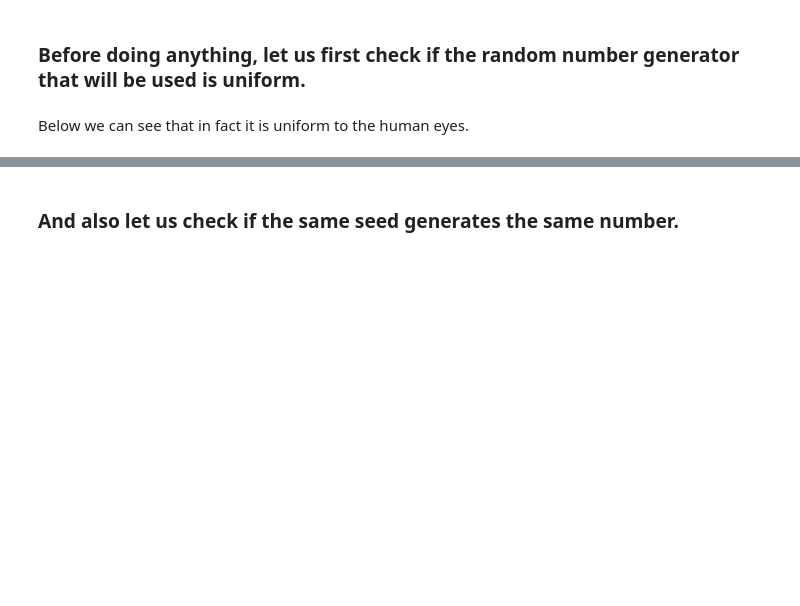
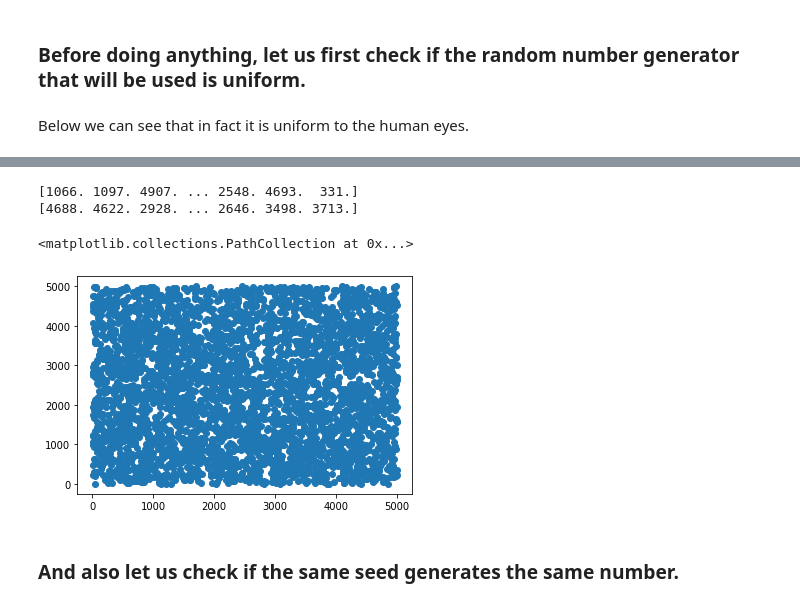
Before and after one commit to DisQS/MachineLearning-IsingModel2D, a Jupyter notebook: MachineLearning-IsingModel2D_Monte_Carlo_Simulation.ipynb, the cells around one changed output, grey strips where cells are left out. Cells and saved outputs as stored; diff of their text form; code cells hidden in the pictures; blank space fills up the shorter version.

```diff
--- a/MachineLearning-IsingModel2D_Monte_Carlo_Simulation.ipynb
+++ b/MachineLearning-IsingModel2D_Monte_Carlo_Simulation.ipynb
@@ -75,3 +75,16 @@ plt.scatter(a,b)
+# %%
+a = np.zeros(4096)
+b = np.zeros(4096)
+for i in np.arange(a.size):
+    a[i], b[i] = int(5000 * random.random()), int(5000 * random.random())
+print(a)
+print(b)
+plt.scatter(a,b)
+# %% [output]
+[1066. 1097. 4907. ... 2548. 4693.  331.]
+[4688. 4622. 2928. ... 2646. 3498. 3713.]
+<matplotlib.collections.PathCollection at 0x...>
+[figure, added]
 # %% [markdown]
 <h3>And also let us check if the same seed generates the same number.</h3>
 # %% [markdown]
```
Also changed, not shown: parts of 8 cells of this notebook, 2 other files.
